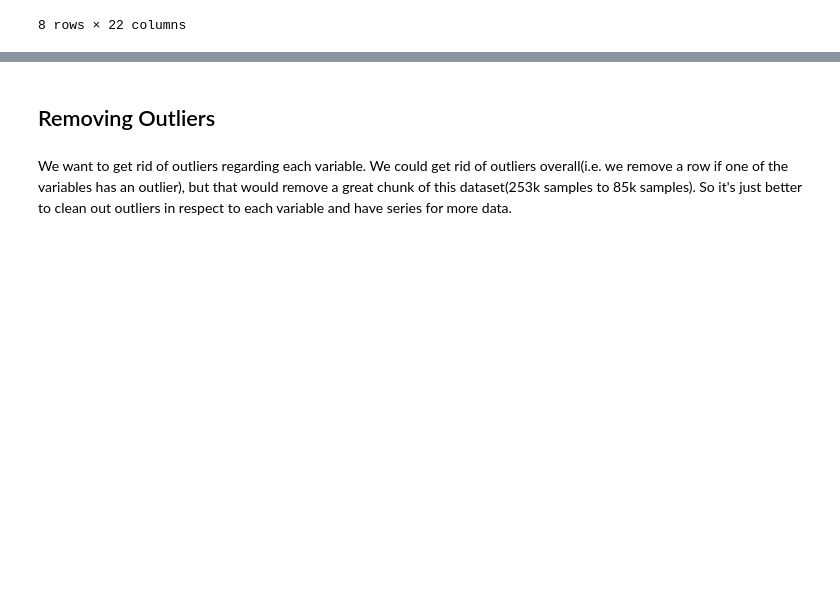
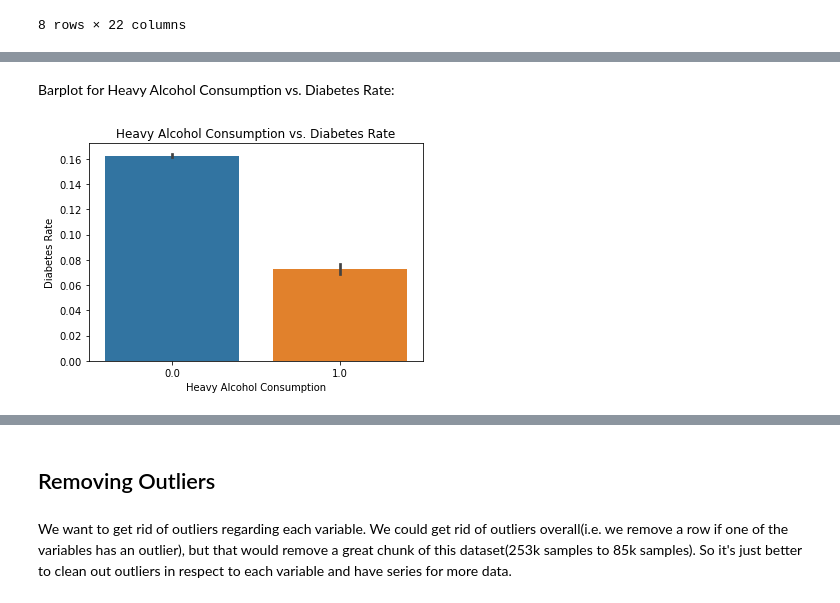
Before and after one commit to edwin815/diabetes_analysis, a Jupyter notebook: EDACheckpoint_Group132_WI24.ipynb, the cells around one changed output, grey strips where cells are left out. Drawn from its saved outputs; the diff is of its cells as text; code cells hidden in the pictures; blank space fills up the shorter version.

```diff
--- a/EDACheckpoint_Group132_WI24.ipynb
+++ b/EDACheckpoint_Group132_WI24.ipynb
@@ -216,0 +225,10 @@ In the above graph, we can interpert the purple as the count of people who: for
+# %% [markdown]
+Barplot for Heavy Alcohol Consumption vs. Diabetes Rate:
+# %%
+sns.barplot(data=diabetes_df_cleaned, x='HvyAlcoholConsump', y='Diabetes_01')
+plt.title('Heavy Alcohol Consumption vs. Diabetes Rate')
+plt.xlabel('Heavy Alcohol Consumption')
+plt.ylabel('Diabetes Rate')
+plt.show()
+# %% [output]
+[figure, added]
```
Also changed, not shown: parts of 10 cells of this notebook.
